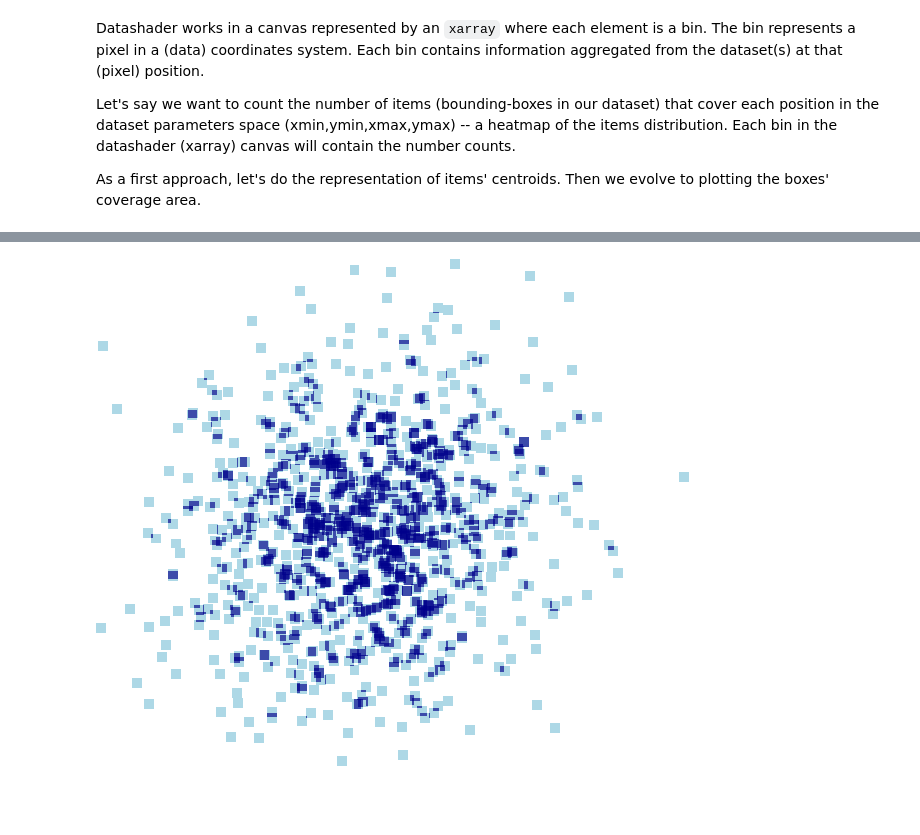
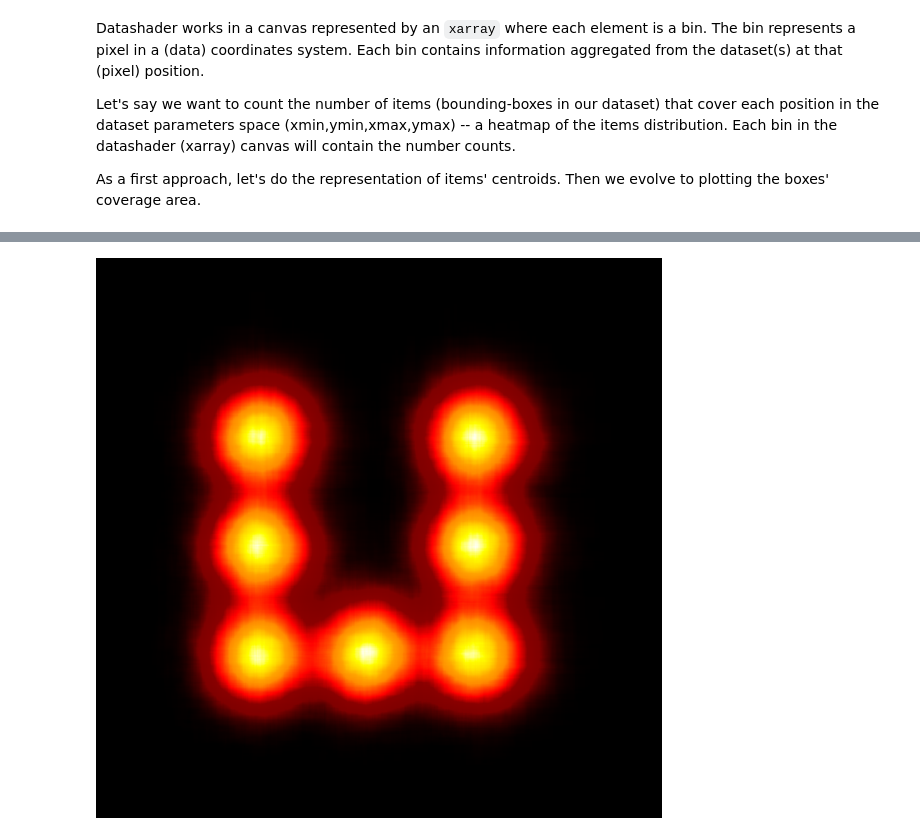
Before and after one commit to parietal-io/py-rbush, a Jupyter notebook: docs/notebooks/Plotting_rbush_items_with_datashader.ipynb, the cells around one changed output, grey strips where cells are left out. Drawn from its saved outputs; the diff is of its cells as text; code cells hidden in the pictures; blank space fills up the shorter version.

```diff
--- a/docs/notebooks/Plotting_rbush_items_with_datashader.ipynb
+++ b/docs/notebooks/Plotting_rbush_items_with_datashader.ipynb
@@ -187,4 +265,0 @@ Coordinates:
-# %%
-tf.shade(axx)
-# %% [output]
-[figure, removed]
@@ -198,0 +266,9 @@ tf.shade(axx)
+# %%
+from datashader import transfer_functions as tf
+from datashader import reductions
+from datashader.colors import Hot
+
+img = tf.shade(axx, cmap=Hot, how='linear')
+tf.set_background(img, 'black')
+# %% [output]
+[figure, added]
```
Also changed, not shown: parts of 15 cells of this notebook, 1 other file.
